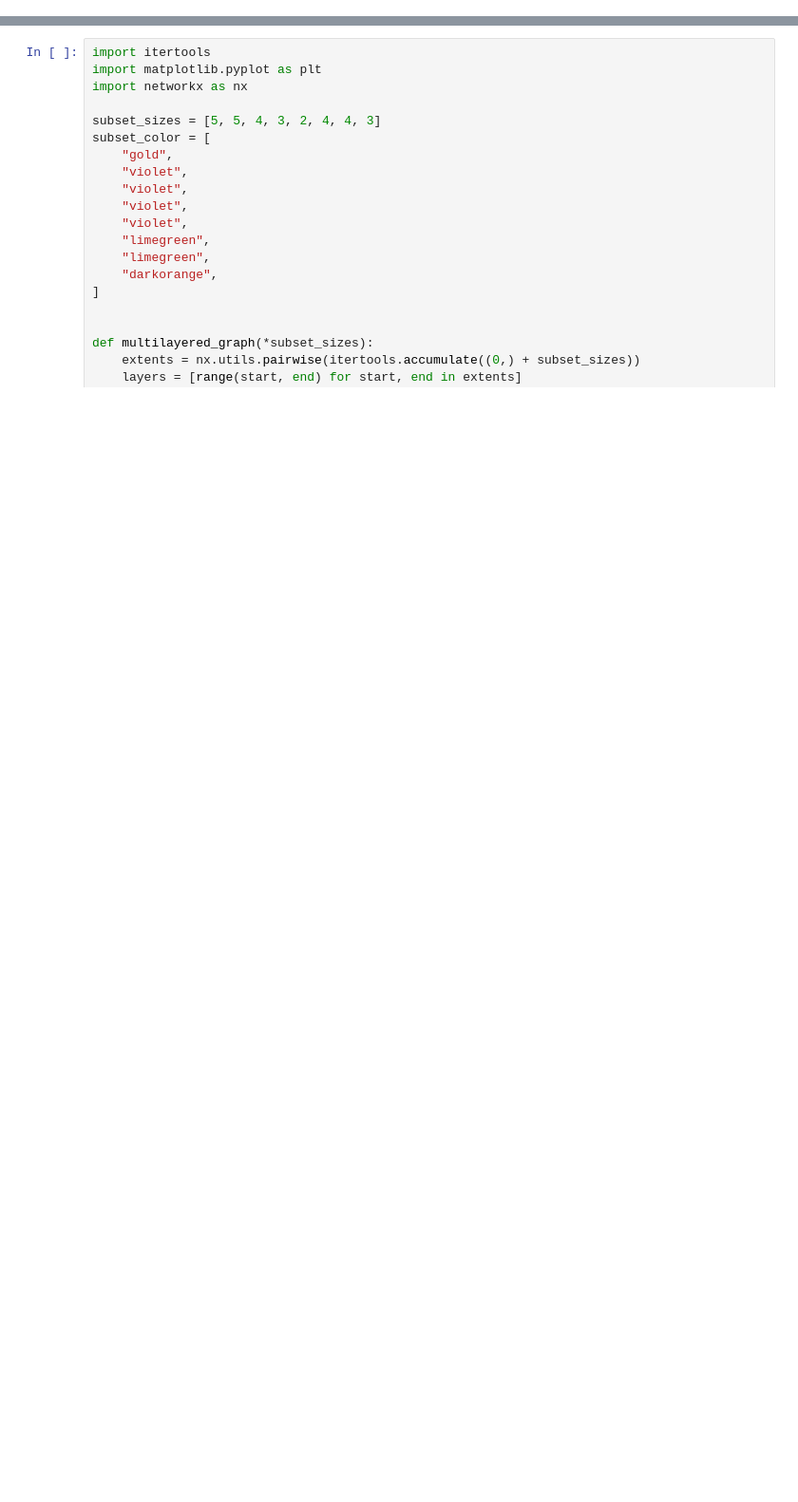
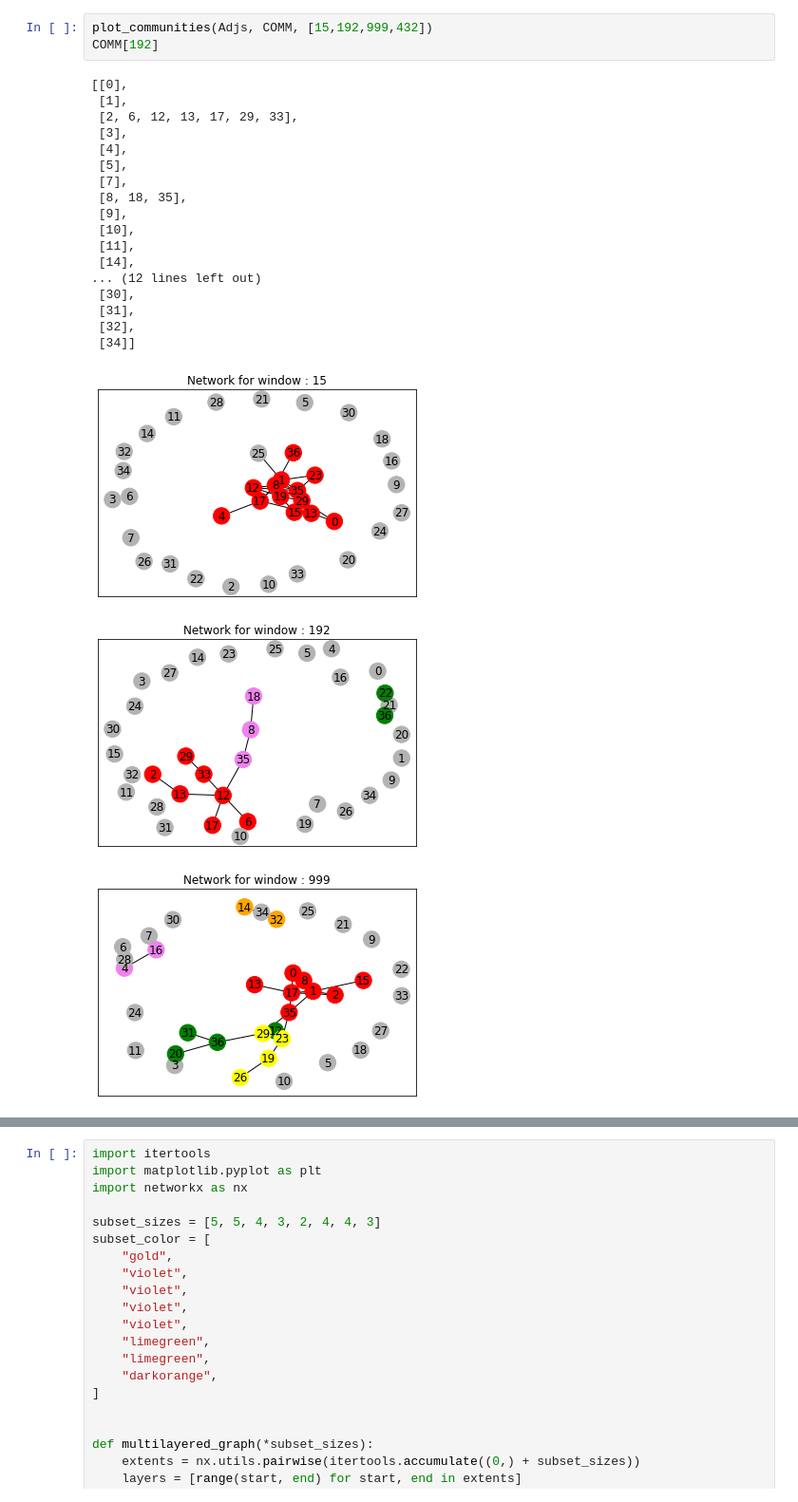
Before and after one commit to Benjamin-Wkd/Network-Graph-Analysis, a Jupyter notebook: load Matlab struct.ipynb, the cells around one changed output, grey strips where cells are left out. Shown at 95% size. Saved outputs shown, nothing was run; the diff lists cells and outputs as text; blank space fills up the shorter version.

```diff
--- a/load Matlab struct.ipynb
+++ b/load Matlab struct.ipynb
@@ -577,0 +665,24 @@ green
+# %%
+plot_communities(Adjs, COMM, [15,192,999,432])
+COMM[192]
+# %% [output]
+[[0],
+ [1],
+ [2, 6, 12, 13, 17, 29, 33],
+ [3],
+ [4],
+ [5],
+ [7],
+ [8, 18, 35],
+ [9],
+ [10],
+ [11],
+ [14],
+... (12 lines left out)
+ [30],
+ [31],
+ [32],
+ [34]]
+[figure, added]
+[figure, added]
+[figure, added]
```
Also changed, not shown: parts of 9 cells of this notebook.
